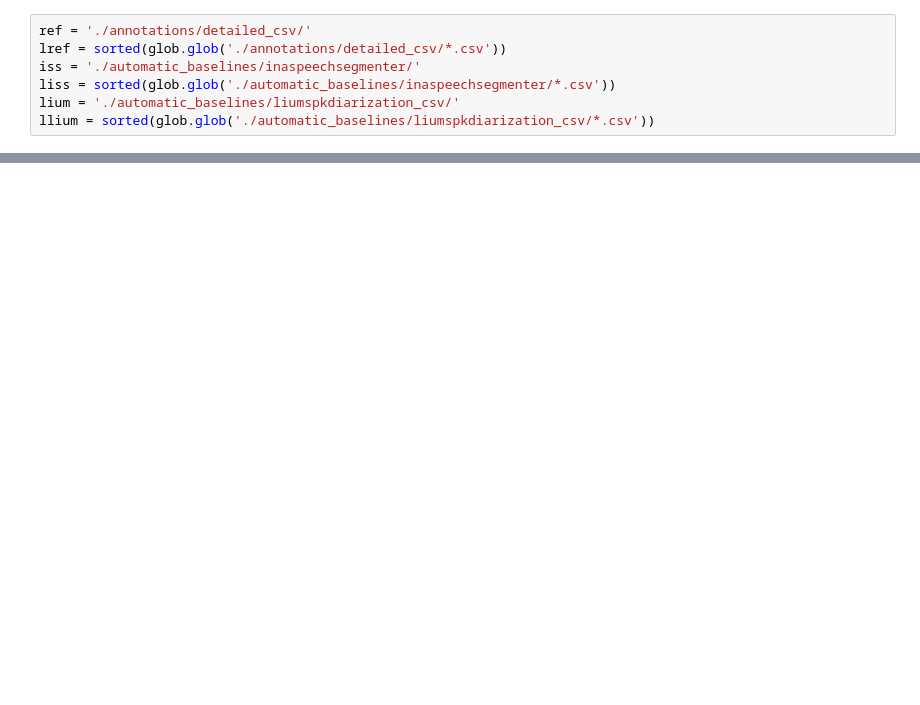
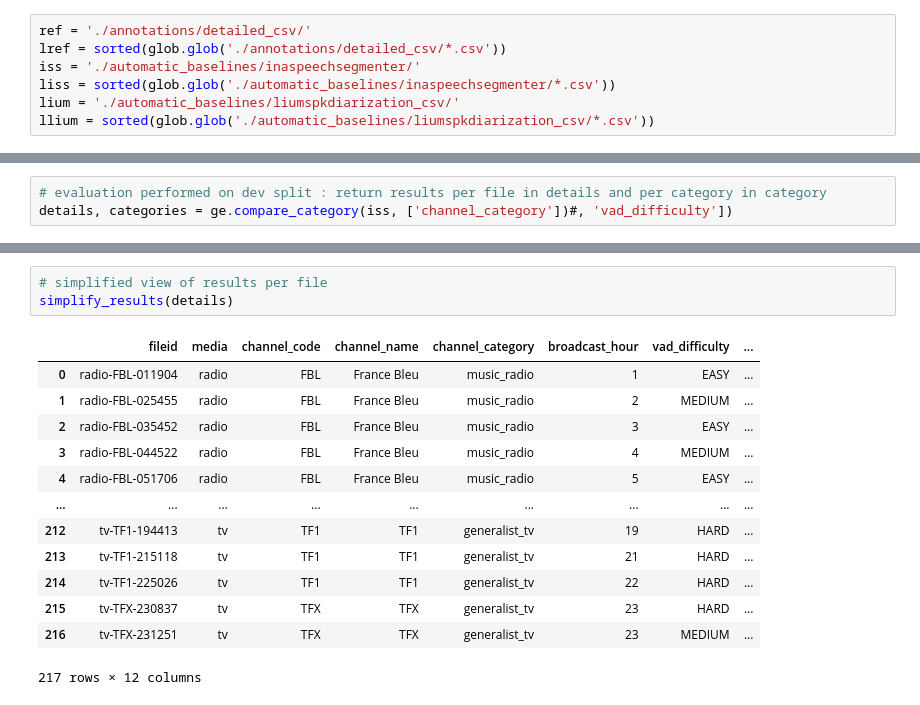
Before and after one commit to ina-foss/InaGVAD, a Jupyter notebook: EVAL_GENDER.ipynb, the cells around one changed output, grey strips where cells are left out. Saved outputs shown, nothing was run; the diff lists cells and outputs as text; blank space fills up the shorter version.

```diff
--- a/EVAL_GENDER.ipynb
+++ b/EVAL_GENDER.ipynb
@@ -291,0 +179,3 @@ ierM
+# %%
+# evaluation performed on dev split : return results per file in details and per category in category
+details, categories = ge.compare_category(iss, ['channel_category'])#, 'vad_difficulty'])
@@ -291,0 +192,17 @@ ierM
+# %%
+# simplified view of results per file
+simplify_results(details)
+# %% [output]
+|  | fileid | media | channel_code | channel_name | channel_category | broadcast_hour | vad_difficulty | ... |
+| 0 | radio-FBL-011904 | radio | FBL | France Bleu | music_radio | 1 | EASY | ... |
+| 1 | radio-FBL-025455 | radio | FBL | France Bleu | music_radio | 2 | MEDIUM | ... |
+| 2 | radio-FBL-035452 | radio | FBL | France Bleu | music_radio | 3 | EASY | ... |
+| 3 | radio-FBL-044522 | radio | FBL | France Bleu | music_radio | 4 | MEDIUM | ... |
+| 4 | radio-FBL-051706 | radio | FBL | France Bleu | music_radio | 5 | EASY | ... |
+| ... | ... | ... | ... | ... | ... | ... | ... | ... |
+| 212 | tv-TF1-194413 | tv | TF1 | TF1 | generalist_tv | 19 | HARD | ... |
+| 213 | tv-TF1-215118 | tv | TF1 | TF1 | generalist_tv | 21 | HARD | ... |
+| 214 | tv-TF1-225026 | tv | TF1 | TF1 | generalist_tv | 22 | HARD | ... |
+| 215 | tv-TFX-230837 | tv | TFX | TFX | generalist_tv | 23 | HARD | ... |
+| 216 | tv-TFX-231251 | tv | TFX | TFX | generalist_tv | 23 | MEDIUM | ... |
+217 rows × 12 columns
```
Also changed, not shown: parts of 21 cells of this notebook.
